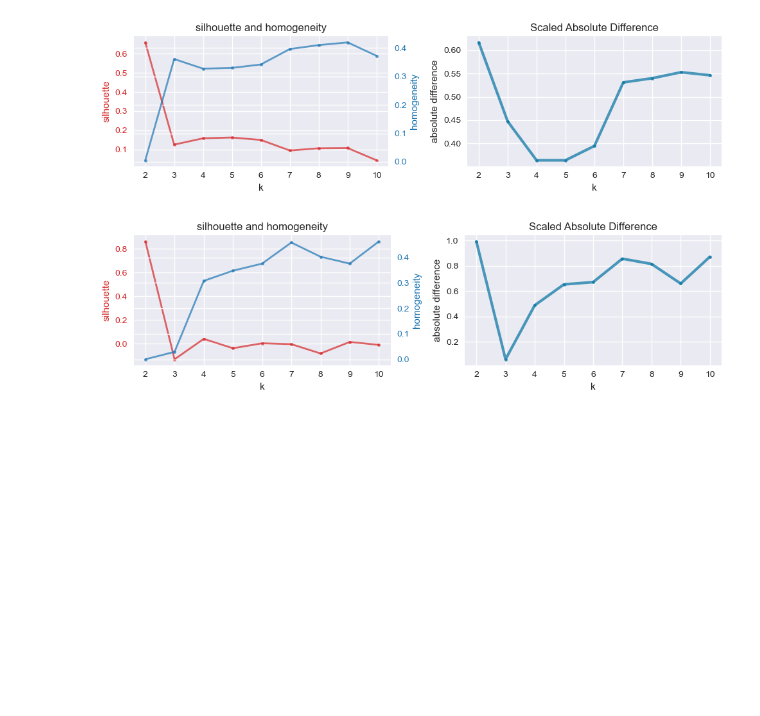
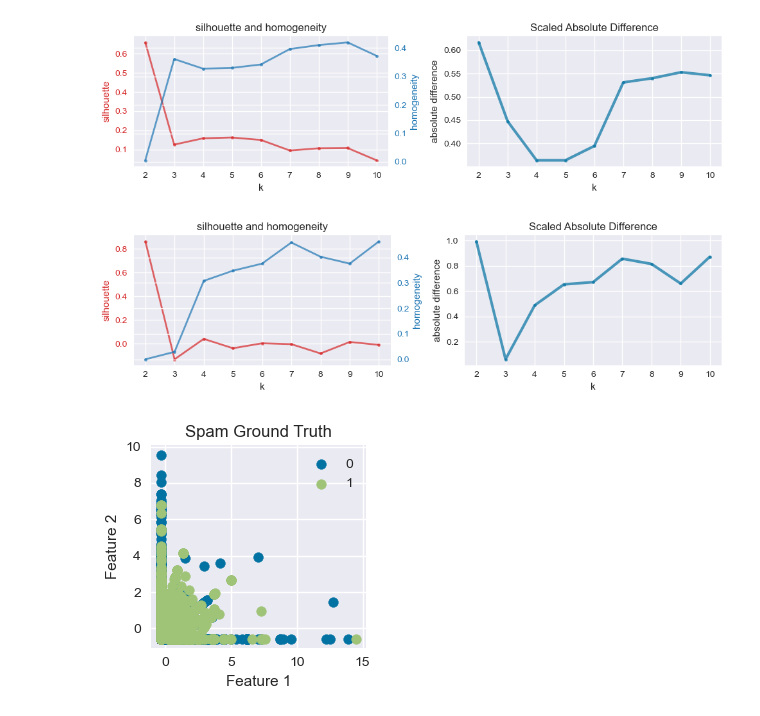
Before and after one commit to Alijafr/ML, a Jupyter notebook: assignment 3/code/Assignment 3.ipynb, the cells around one changed output. Saved outputs shown, nothing was run; the diff lists cells and outputs as text; code cells hidden in the pictures; blank space fills up the shorter version.

```diff
--- a/assignment 3/code/Assignment 3.ipynb
+++ b/assignment 3/code/Assignment 3.ipynb
@@ -478,6 +518,21 @@ plt = plot_result(df_gmm_scores_spam,'silhouette','homogeneity','k')
 plt.savefig(save_folder+"spam_gmm_sil_homo.pdf")
 # %% [output]
 [figure]
+# %%
+feature_1 = 0
+feature_2 = 2
+fig, ax = plt.subplots(figsize=(3,3))
+for g in np.unique(y_data):
+    i = np.where(y_data == g)
+    ax.scatter(data[i,feature_1], data[i,feature_2], label=g)
+plt.xlabel("Feature 1")
+plt.ylabel("Feature 2")
+plt.legend()
+plt.title('Spam Ground Truth')
+plt.tight_layout()
+plt.savefig(save_folder+"cluster_spam_ground.pdf")
+# %% [output]
+[figure, added]
 # %%
 kmeans = KMeans(n_clusters=2, random_state=0)
 fig, ax1 = plt.subplots(figsize=(3,3))
```
Also changed, not shown: parts of 10 cells of this notebook, 7 other files.
